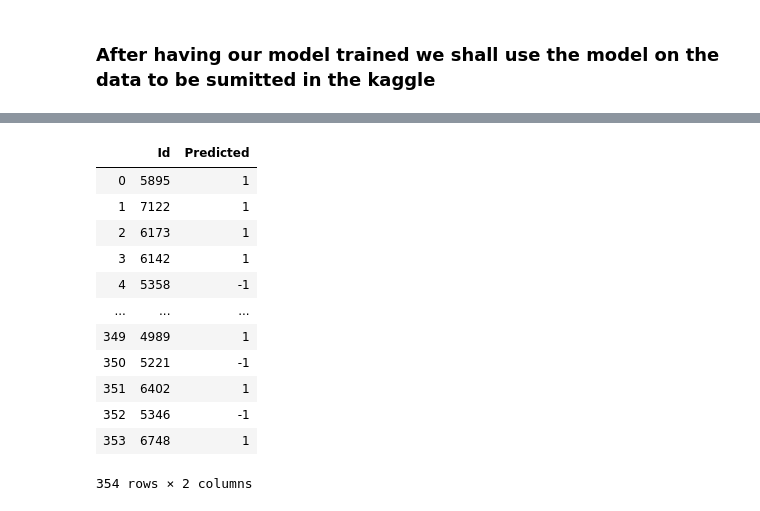
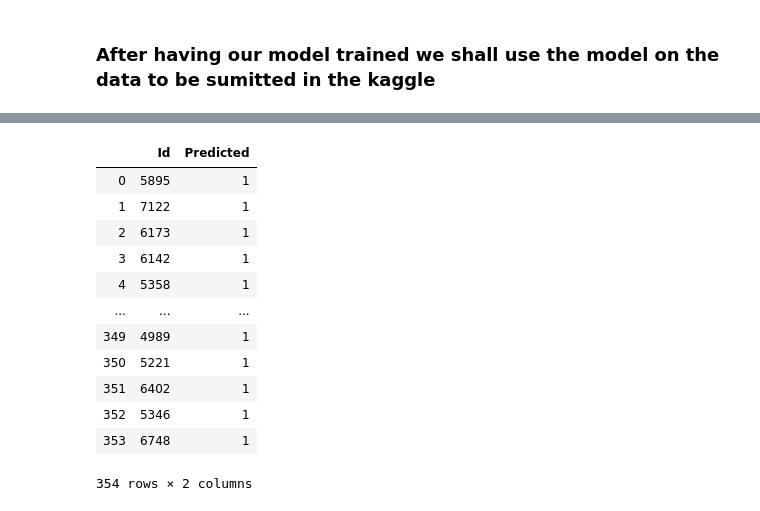
Before and after one commit to EdgarACarneiro/feup-ecac, a Jupyter notebook: project-competition/prediction.ipynb, the cells around one changed output, grey strips where cells are left out. Cells and saved outputs as stored; diff of their text form; code cells hidden in the pictures.

```diff
--- a/project-competition/prediction.ipynb
+++ b/project-competition/prediction.ipynb
@@ -136,5 +136,6 @@ Actual YES      7               53
 ### After having our model trained we shall use the model on the data to be sumitted in the kaggle
 # %%
 test_dataset =  utils.read_csv_to_df('dataset/test_dataset.csv')
+ids = utils.read_csv_to_df('competition_dataset/loan_test.csv', delimiter=';')
 display(test_dataset.head())
 # %% [output]
@@ -158,24 +159,21 @@ display(test_dataset.head())
 # %%
 # Using the model to get the 'status' predictions
-predictions = classifier.predict(test_dataset)
+predictions_df = pd.DataFrame({'Id': ids['loan_id'].array,
+                            'Predicted': classifier.predict(test_dataset)})
 
-# We must now associate each prediciton to the respective loan_id
-predictions_df = test_dataset.loc[:, ['loan_id']]\
-                             .rename(columns={'loan_id': 'Id'})
-predictions_df['Predicted'] = predictions
 display(predictions_df)
 # %% [output]
 |  | Id | Predicted |
 | 0 | 5895 | 1 |
 | 1 | 7122 | 1 |
 | 2 | 6173 | 1 |
 | 3 | 6142 | 1 |
-| 4 | 5358 | -1 |
+| 4 | 5358 | 1 |
 | ... | ... | ... |
 | 349 | 4989 | 1 |
-| 350 | 5221 | -1 |
+| 350 | 5221 | 1 |
 | 351 | 6402 | 1 |
-| 352 | 5346 | -1 |
+| 352 | 5346 | 1 |
 | 353 | 6748 | 1 |
 354 rows × 2 columns
 # %%
```
Also changed, not shown: parts of 4 cells of this notebook, 3 other files.
